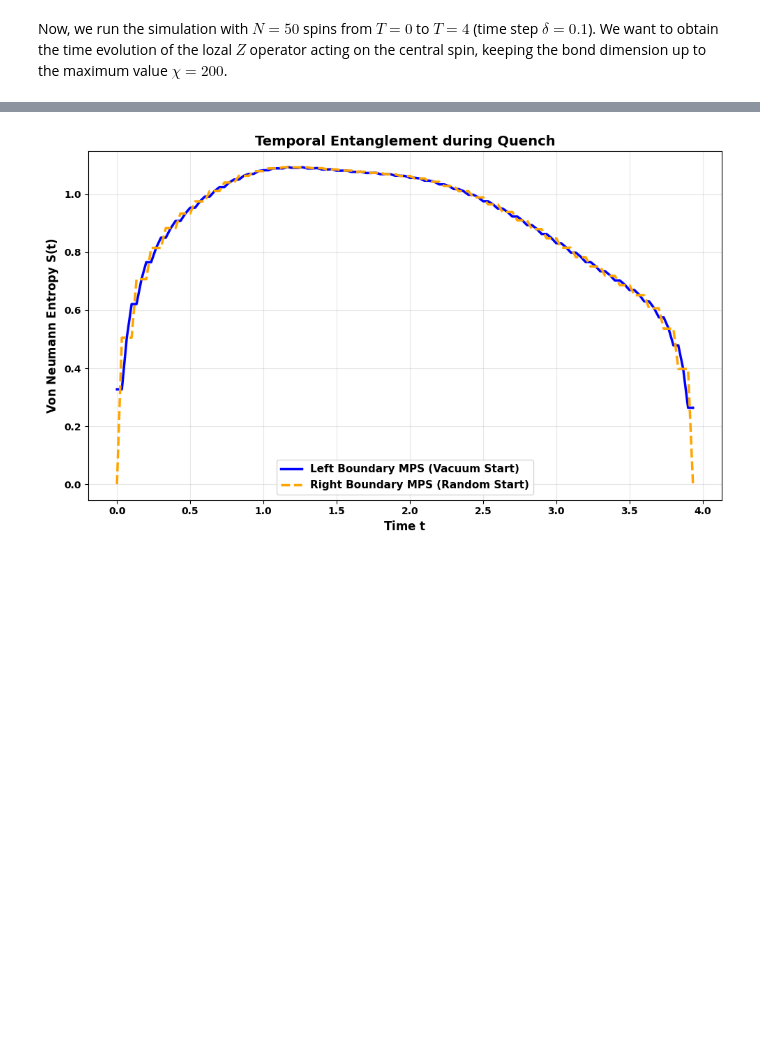
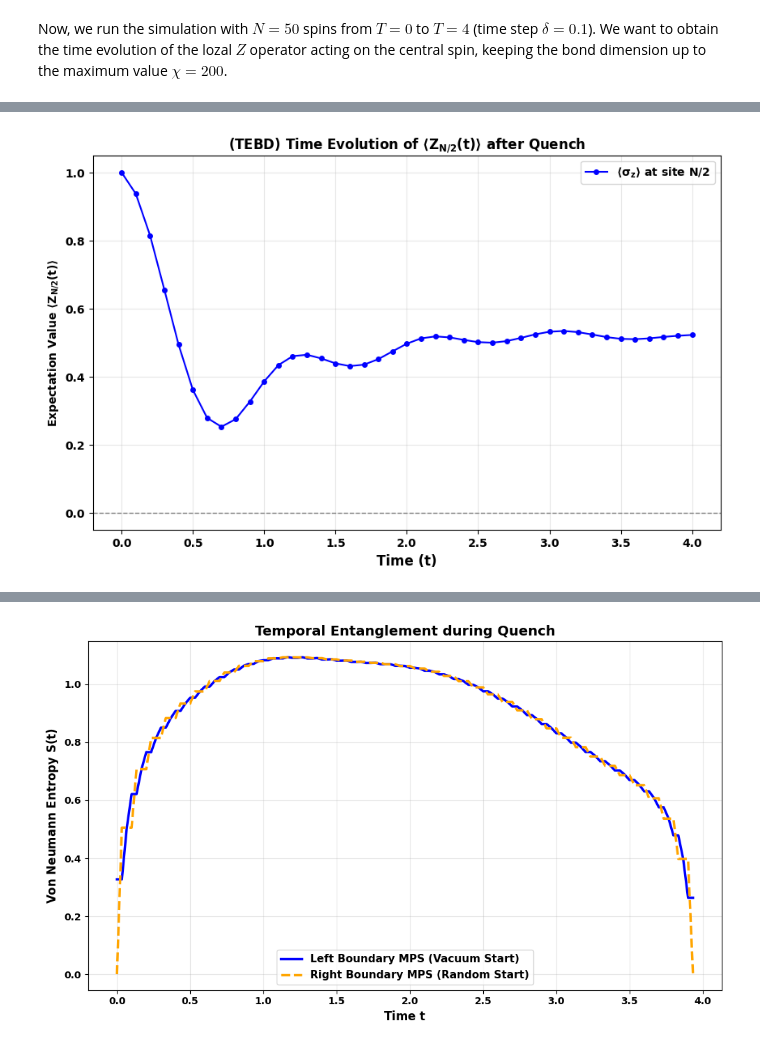
Before and after one commit to jmarquezol/QuantumMaster, a Jupyter notebook: internship_ICFO/TN_TimeEvol/TN_assignment.ipynb, the cells around one changed output, grey strips where cells are left out. Cells and saved outputs as stored; diff of their text form; code cells hidden in the pictures; blank space fills up the shorter version.

```diff
--- a/internship_ICFO/TN_TimeEvol/TN_assignment.ipynb
+++ b/internship_ICFO/TN_TimeEvol/TN_assignment.ipynb
@@ -567,0 +692,30 @@ plt.show()
+# %%
+# HELPER FUNCTIONS
+
+def build_local_gates(g, dt):
+    """
+    Builds the exact 2-site unitary gates for the Tranverse Field Ising model.
+    """
+    I = np.eye(2)
+    X = np.array([[0, 1],  [1, 0]])
+    Z = np.array([[1, 0],  [0, -1]])
+
+    # Bulk Hamiltonian terms
+    h_bulk = np.kron(X, X) + (g/2.0) * (np.kron(Z, I) + np.kron(I, Z))
+
+    # Edge Hamiltonians temrs (only one Z term instead of two)
+    h_left = h_bulk + (g/2.0) * np.kron(Z, I)
+    h_right = h_bulk + (g/2.0) * np.kron(I, Z)
+
+    def make_gate(h_matrix, delta_t):
+        U = scipy.linalg.expm(-1j * h_matrix * delta_t)
+        return U.reshape(2, 2, 2, 2) # (d_out1, d_out2, d_in1, d_in2)
+
+    return {
+        'bulk_half': make_gate(h_bulk, dt/2.0),
+        'bulk_full': make_gate(h_bulk, dt),
+        'left_half': make_gate(h_left, dt/2.0),
+        'left_full': make_gate(h_left, dt),
+        'right_half': make_gate(h_right, dt/2.0),
+        'right_full': make_gate(h_right, dt)
+    }
@@ -568,3 +781,19 @@ plt.show()
+# %%
+# PLOTTING
+plt.figure(figsize=(10, 6))
+
+plt.plot(times_TEBD, observables_TEBD, color='blue', marker='o', markersize=4, label=r'$\langle \sigma_z \rangle$ at site $N/2$')
+
+plt.xlabel("Time (t)", fontsize=12)
+plt.ylabel(r'Expectation Value $\langle Z_{N/2}(t) \rangle$')
+plt.title(r'(TEBD) Time Evolution of $\langle Z_{N/2}(t) \rangle$ after Quench')
+
+plt.axhline(0, color='gray', ls='--', lw=1)
+plt.grid(True, alpha=0.3)
+plt.legend()
+plt.show()
+# %% [output]
+[figure, added]
 # %% [markdown]
 ---
 
```
Also changed, not shown: parts of 17 cells of this notebook, 3 other files.
